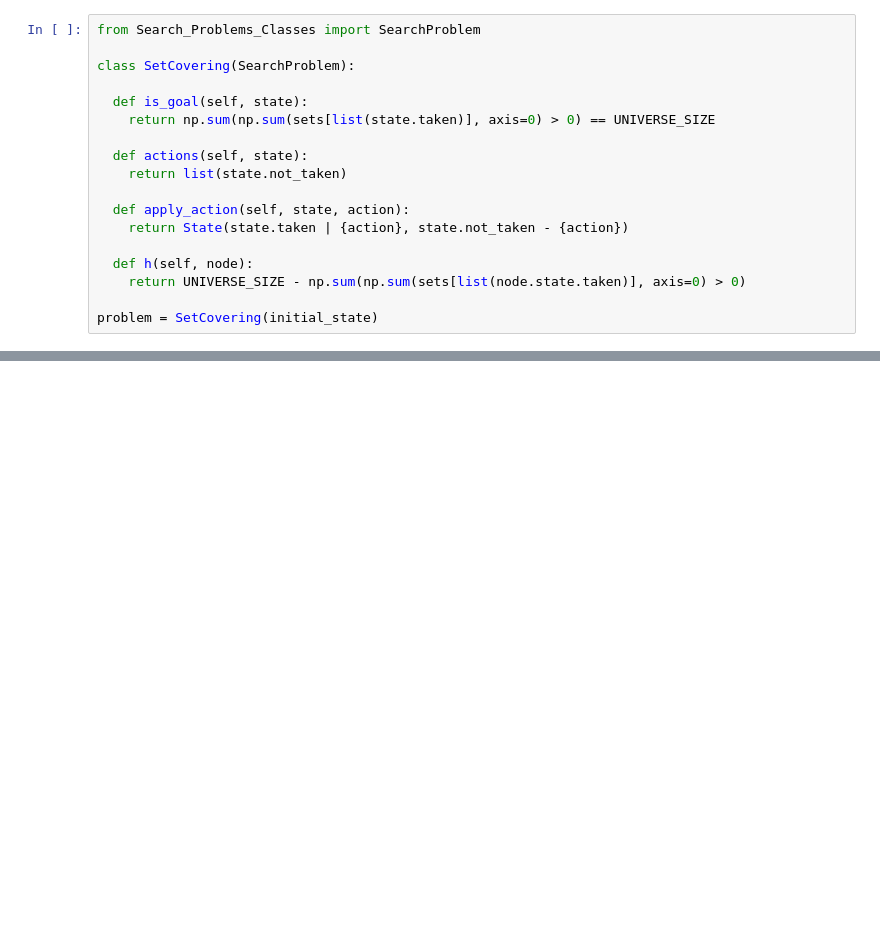
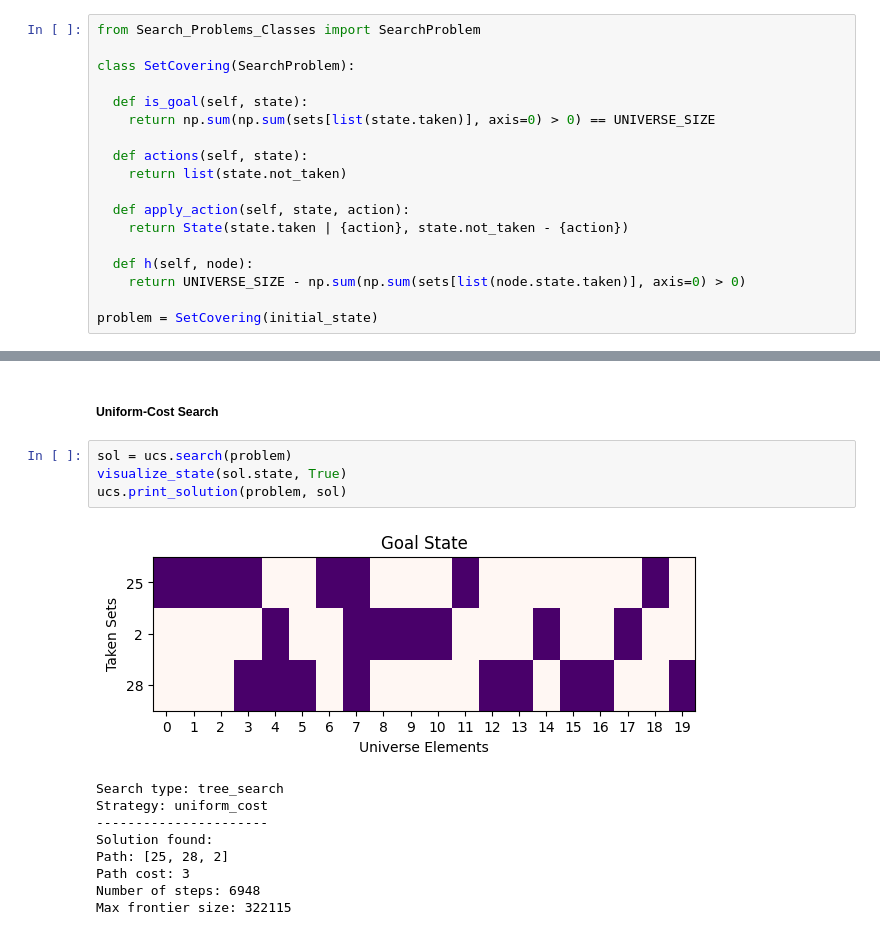
Before and after one commit to beatrice-occhiena/Computational_intelligence, a Jupyter notebook: Labs/Lab_01/Set_Covering.ipynb, the cells around one changed output, grey strips where cells are left out. Drawn from its saved outputs; the diff is of its cells as text; blank space fills up the shorter version.

```diff
--- a/Labs/Lab_01/Set_Covering.ipynb
+++ b/Labs/Lab_01/Set_Covering.ipynb
@@ -203,0 +231,16 @@ Max frontier size: 364
+# %% [markdown]
+##### Uniform-Cost Search
+# %%
+sol = ucs.search(problem)
+visualize_state(sol.state, True)
+ucs.print_solution(problem, sol)
+# %% [output]
+[figure, added]
+Search type: tree_search
+Strategy: uniform_cost
+----------------------
+Solution found:
+Path: [25, 28, 2]
+Path cost: 3
+Number of steps: 6948
+Max frontier size: 322115
```
Also changed, not shown: parts of 24 cells of this notebook, 1 other file.
